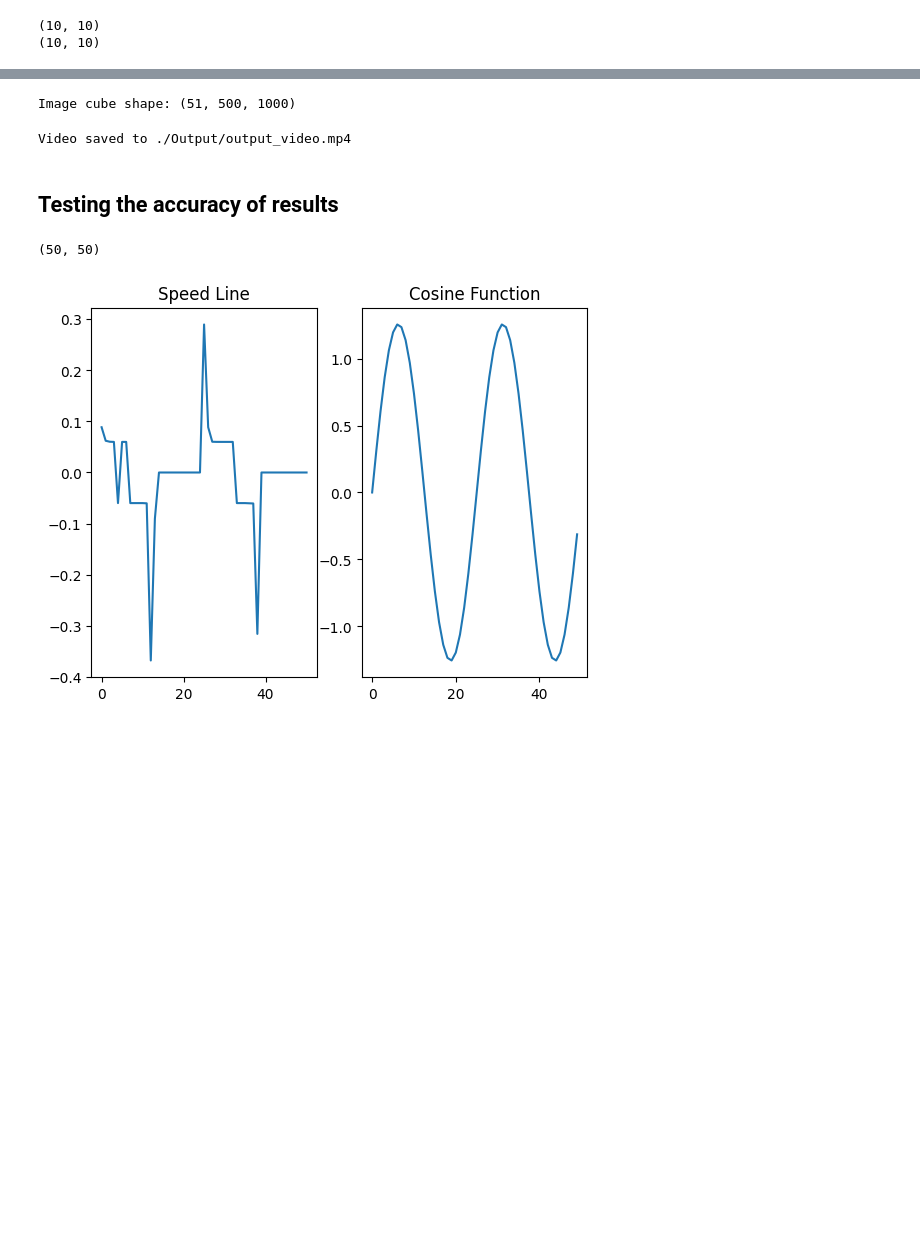
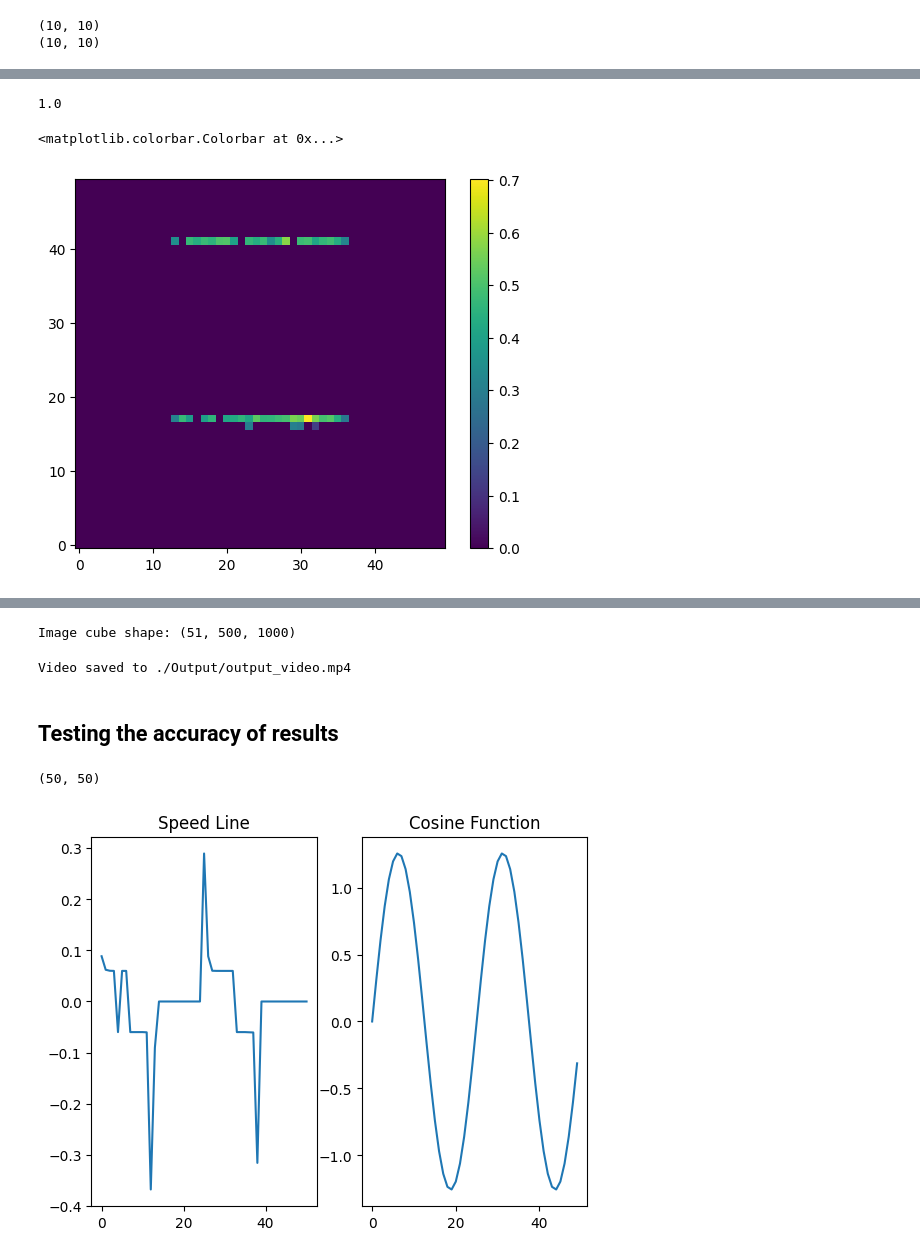
Before and after one commit to Norman-lib/LLBMOF-project, a Jupyter notebook: Example.ipynb, the cells around one changed output, grey strips where cells are left out. Saved outputs shown, nothing was run; the diff lists cells and outputs as text; code cells hidden in the pictures; blank space fills up the shorter version.

```diff
--- a/Example.ipynb
+++ b/Example.ipynb
@@ -278,2 +301,16 @@ plt.colorbar()
+# %%
+print(np.linalg.norm(np.array([1,0]),axis=0))
+speed_magnitude = np.zeros((nbFrames, rho.shape[1], rho.shape[2]))
+for t in range(nbFrames-1):
+    for x in range(rho.shape[1]):
+        for y in range(rho.shape[2]):
+            speed_magnitude[t, x, y] = np.sqrt( (velocity_field_Dec[t, x, y, 0])**2 + (velocity_field_Dec[t, x, y, 1])**2)
+frame = 35
+plt.imshow(speed_magnitude[frame, :, :], cmap='viridis', origin='lower')
+plt.colorbar()
+# %% [output]
+1.0
+<matplotlib.colorbar.Colorbar at 0x...>
+[figure, added]
 # %%
 frame_index =10
```
Also changed, not shown: parts of 10 cells of this notebook, 53 other files.
